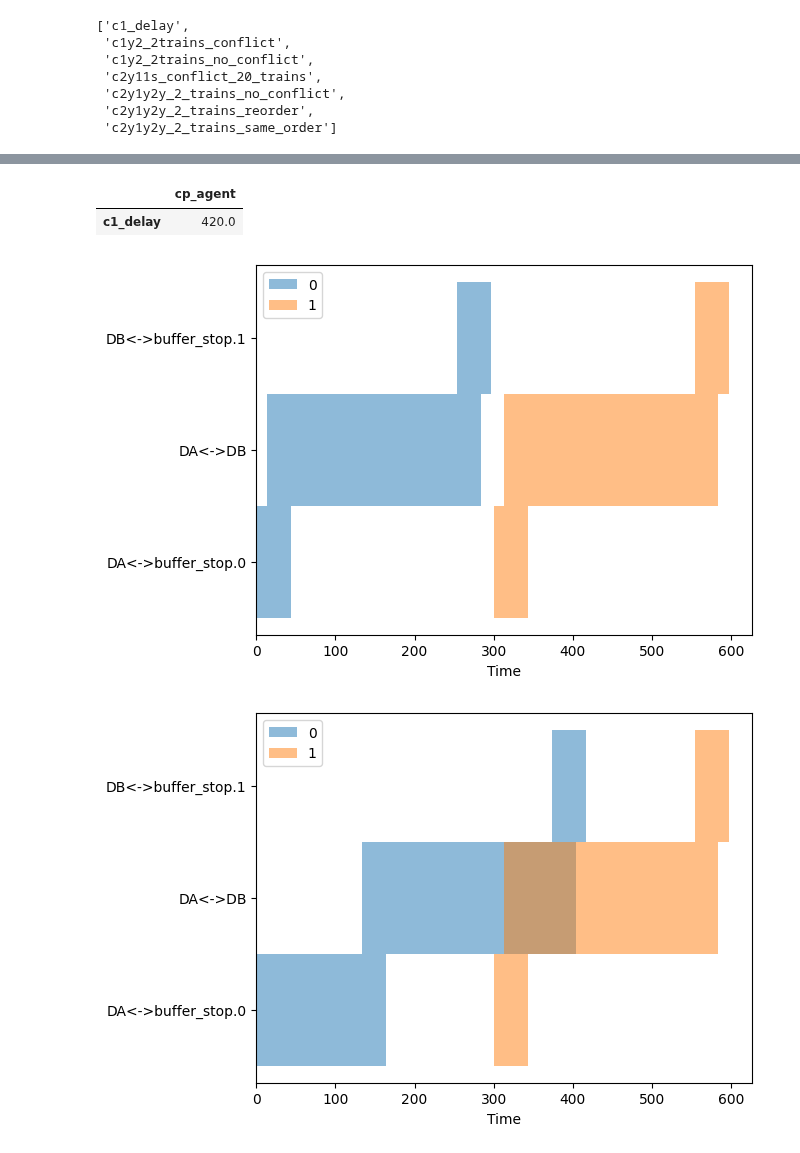
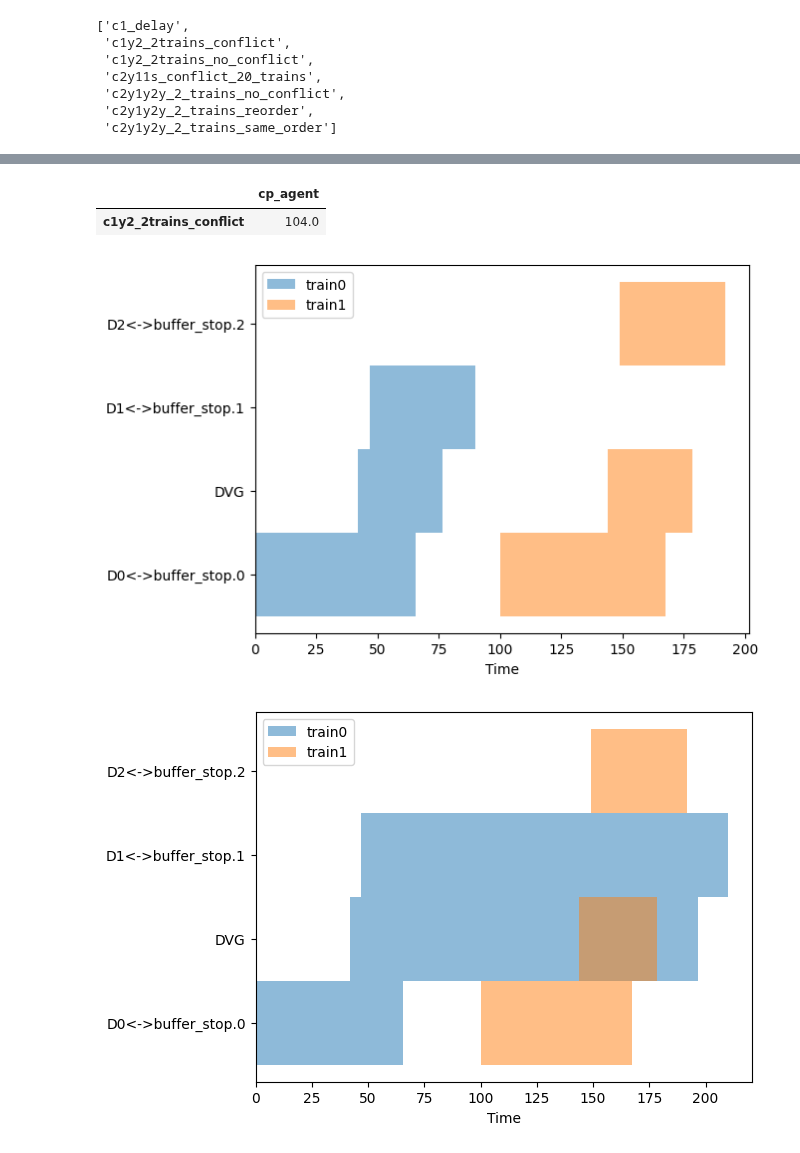
Before and after one commit to y-plus/pyOSRD, a Jupyter notebook: notebooks_explo/test_cases_run.ipynb, the cells around one changed output, grey strips where cells are left out. Cells and saved outputs as stored; diff of their text form; code cells hidden in the pictures.

```diff
--- a/notebooks_explo/test_cases_run.ipynb
+++ b/notebooks_explo/test_cases_run.ipynb
@@ -120,7 +81,7 @@ c2y1y2y_2_trains_no_conflict      30.0                      30.0
 c2y1y2y_2_trains_reorder         566.0                     866.0
 c2y1y2y_2_trains_same_order      419.0                     419.0
 # %%
-from rlway.pyosrd.scheduler_agent import regulate_scenario
+from pyosrd.agents.scheduler_agent import regulate_scenario
 
-regulate_scenario("c1_delay", agent, True)
+regulate_scenario("c1y2_2trains_conflict", agent1, True)
 # %% [output]
@@ -144,4 +108,4 @@ regulate_scenario("c1_delay", agent, True)
 |  | cp_agent |
-| c1_delay | 420.0 |
+| c1y2_2trains_conflict | 104.0 |
-[figure, old version]
+[figure, new version]
-[figure, old version]
+[figure, new version]
```
Also changed, not shown: parts of 6 cells of this notebook.
